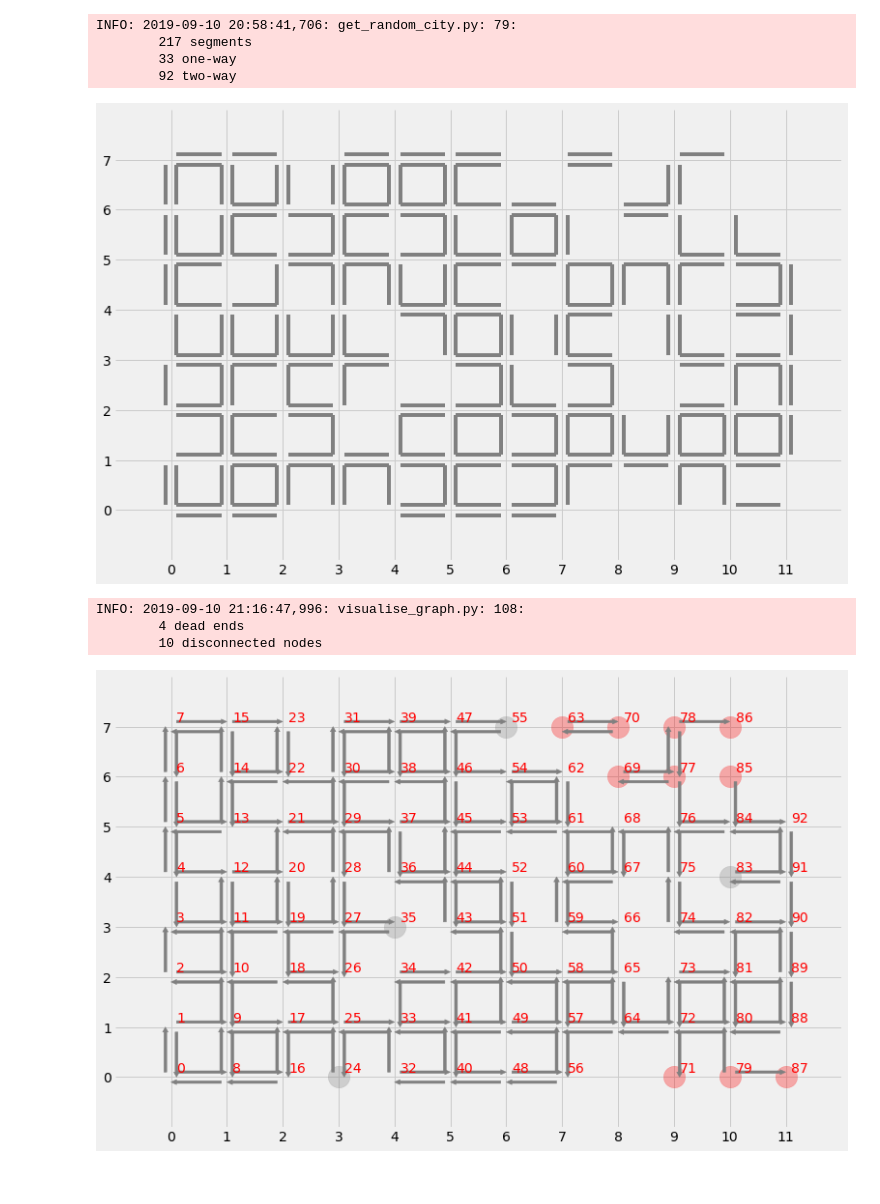
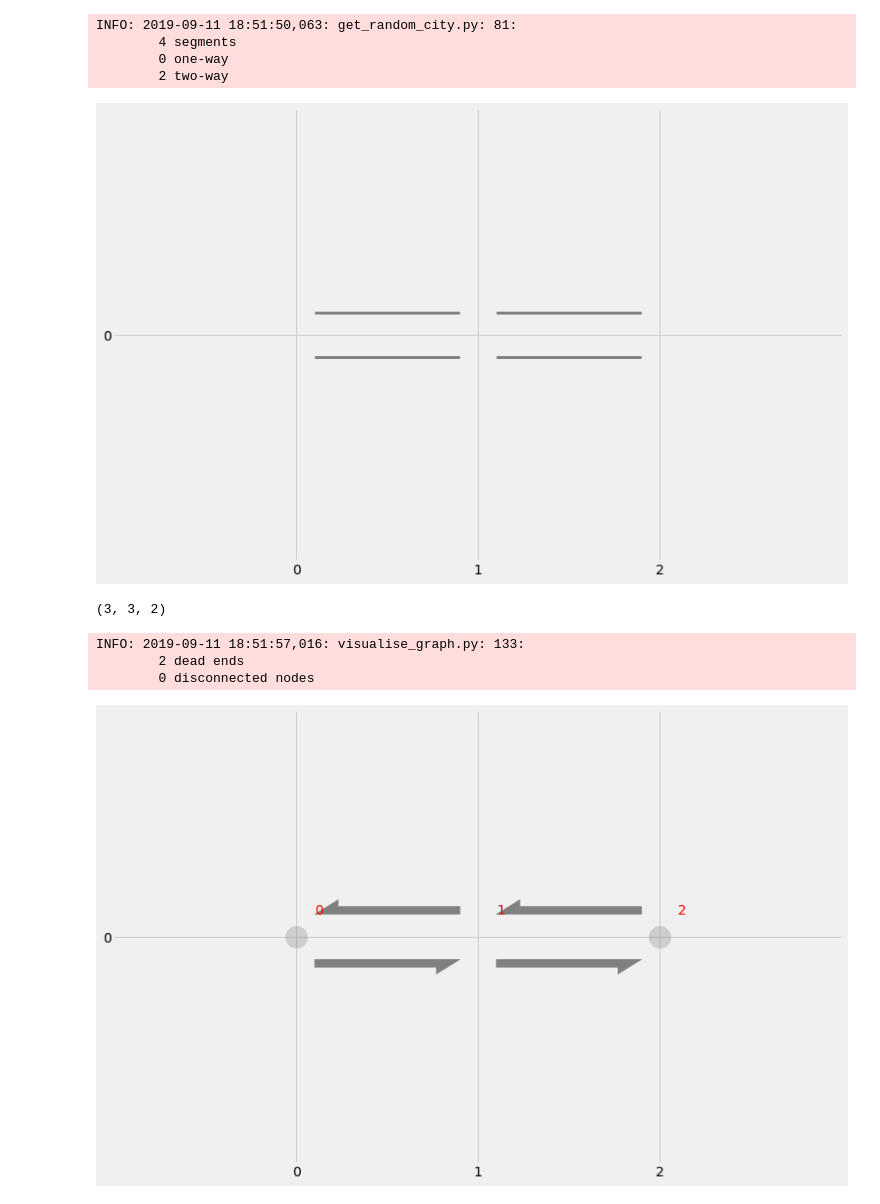
Before and after one commit to nikita-loik/route-inspection, a Jupyter notebook: simulation.ipynb, the cells around one changed output. Drawn from its saved outputs; the diff is of its cells as text; code cells hidden in the pictures.

```diff
--- a/simulation.ipynb
+++ b/simulation.ipynb
@@ -28,29 +28,33 @@ random.seed(0)
 %autoreload 2
 # %%
 random_city = grc.get_random_city(
-    city_size=[12, 8],
-    frequencies=[0.3, 0.1, 0.1, 0.5]
-#     city_size=[3, 3],
-#     frequencies=[0., 0., 0., 1.]
+#     city_size=[12, 8],
+#     frequencies=[0.3, 0.1, 0.1, 0.5]
+    city_size=[3, 1],
+    frequencies=[0., 0., 0., 1.]
     )
 grc.plot_area(random_city)
 # %% [output]
-INFO: 2019-09-10 20:58:41,706: get_random_city.py: 79:
-        217 segments
-        33 one-way
-        92 two-way
+INFO: 2019-09-11 18:51:50,063: get_random_city.py: 81:
+        4 segments
+        0 one-way
+        2 two-way
-[figure, old version]
+[figure, new version]
 # %%
 # for e in sg.edges:
 #     print(sg.get_edge_data(*e)['coordinates'])
+# %%
+3, 4 - 1, 2
+# %% [output]
+(3, 3, 2)
 # %%
 sg = gg.get_simple_graph(random_city)
 vg.visualise_simple_graph(sg)
 # %% [output]
-INFO: 2019-09-10 21:16:47,996: visualise_graph.py: 108:
-        4 dead ends
-        10 disconnected nodes
+INFO: 2019-09-11 18:51:57,016: visualise_graph.py: 133:
+        2 dead ends
+        0 disconnected nodes
-[figure, old version]
+[figure, new version]
 # %%
 # fg.get_splitting_nodes(sg)
 # %%
```
Also changed, not shown: parts of 4 cells of this notebook.
